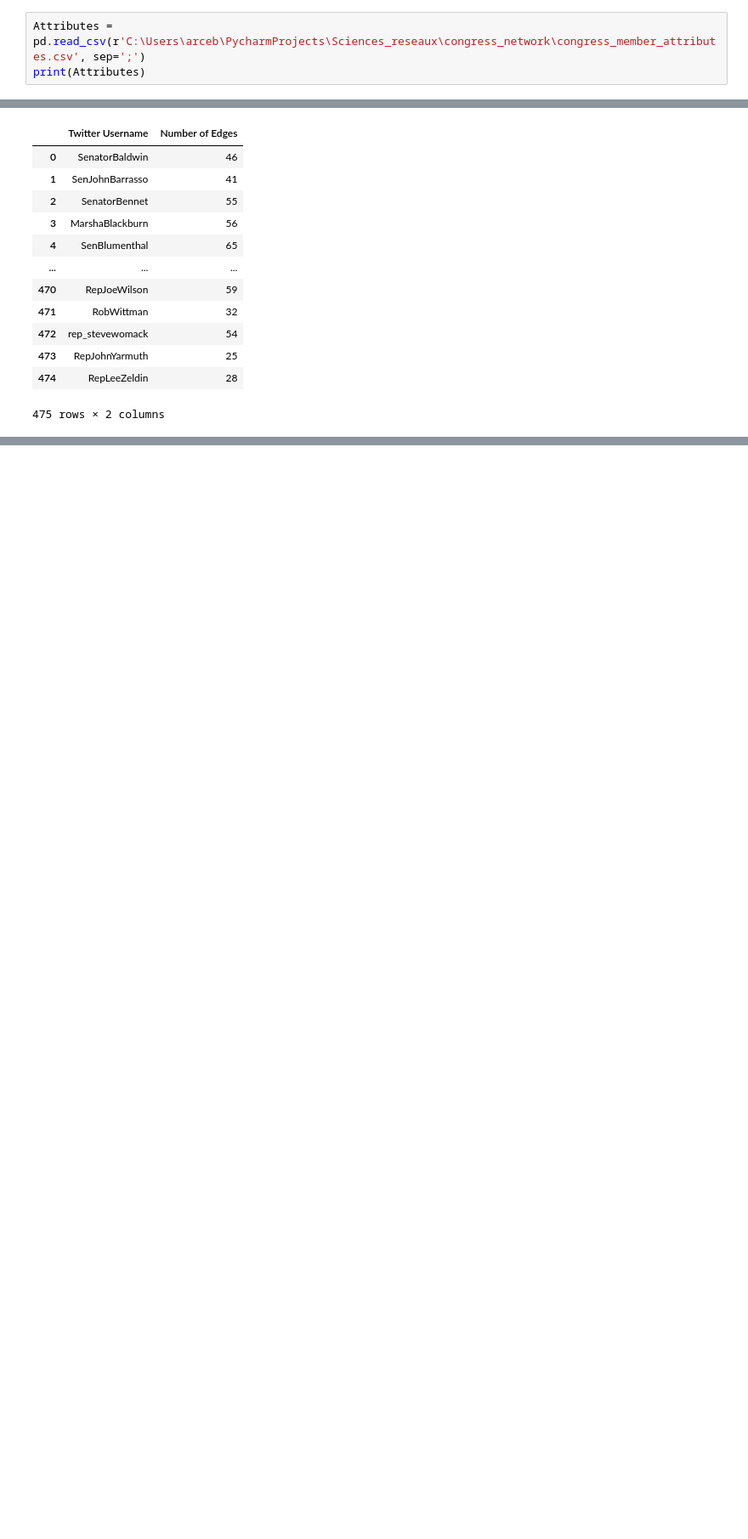
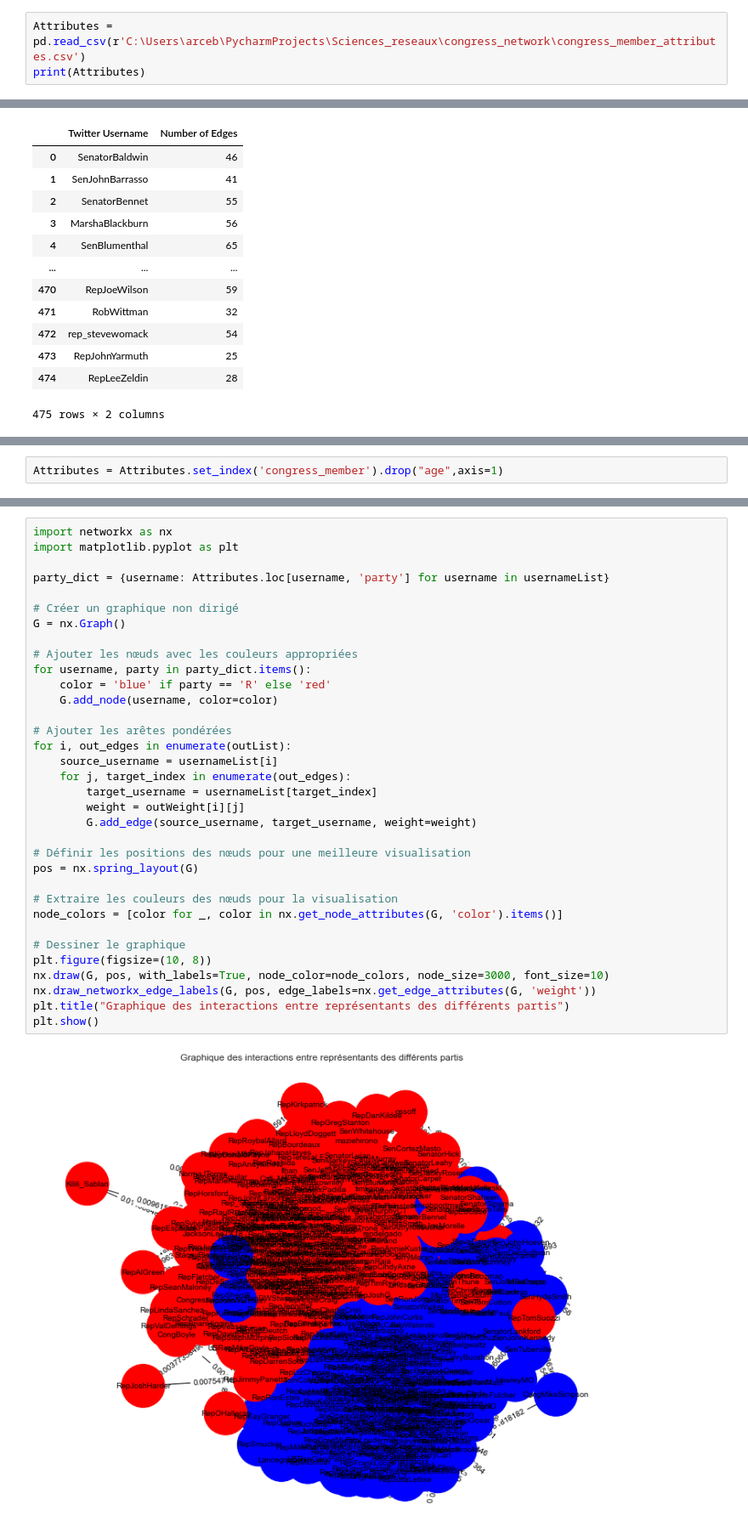
Before and after one commit to cmllbll/Sciences_reseaux, a Jupyter notebook: Lib/Project.ipynb, the cells around one changed output, grey strips where cells are left out. Shown at 85% size. Cells and saved outputs as stored; diff of their text form; blank space fills up the shorter version.

Commit message:
Graphs out_degree

```diff
--- a/Lib/Project.ipynb
+++ b/Lib/Project.ipynb
@@ -182,6 +182,6 @@ print(nx.betweenness_centrality(G))
 # %% [markdown]
 ## Attributes
 # %%
-Attributes = pd.read_csv(r'C:\Users\arceb\PycharmProjects\Sciences_reseaux\congress_network\congress_member_attributes.csv', sep=';')
+Attributes = pd.read_csv(r'C:\Users\arceb\PycharmProjects\Sciences_reseaux\congress_network\congress_member_attributes.csv')
 print(Attributes)
 # %% [output]
@@ -262,0 +231,2 @@ TypeError: list indices must be integers or slices, not str
+# %%
+Attributes = Attributes.set_index('congress_member').drop("age",axis=1)
@@ -262,0 +255,36 @@ TypeError: list indices must be integers or slices, not str
+# %%
+import networkx as nx
+import matplotlib.pyplot as plt
+
+party_dict = {username: Attributes.loc[username, 'party'] for username in usernameList}
+
+# Créer un graphique non dirigé
+G = nx.Graph()
+
+# Ajouter les nœuds avec les couleurs appropriées
+for username, party in party_dict.items():
+    color = 'blue' if party == 'R' else 'red'
+    G.add_node(username, color=color)
+
+# Ajouter les arêtes pondérées
+for i, out_edges in enumerate(outList):
+    source_username = usernameList[i]
+    for j, target_index in enumerate(out_edges):
+        target_username = usernameList[target_index]
+        weight = outWeight[i][j]
+        G.add_edge(source_username, target_username, weight=weight)
+
+# Définir les positions des nœuds pour une meilleure visualisation
+pos = nx.spring_layout(G)
+
+# Extraire les couleurs des nœuds pour la visualisation
+node_colors = [color for _, color in nx.get_node_attributes(G, 'color').items()]
+
+# Dessiner le graphique
+plt.figure(figsize=(10, 8))
+nx.draw(G, pos, with_labels=True, node_color=node_colors, node_size=3000, font_size=10)
+nx.draw_networkx_edge_labels(G, pos, edge_labels=nx.get_edge_attributes(G, 'weight'))
+plt.title("Graphique des interactions entre représentants des différents partis")
+plt.show()
+# %% [output]
+[figure, added]
```
Also changed, not shown: parts of 5 cells of this notebook.
